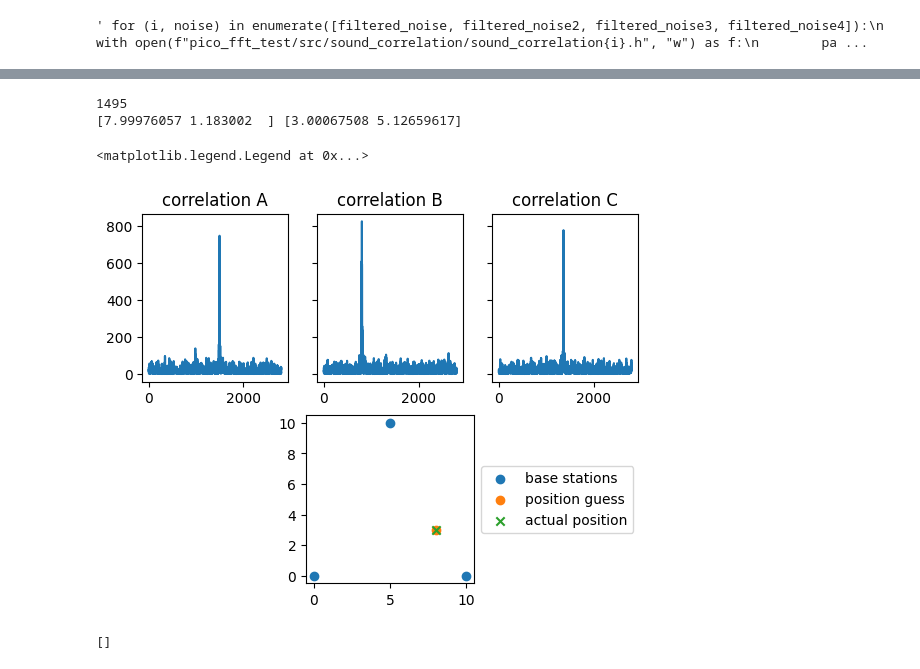
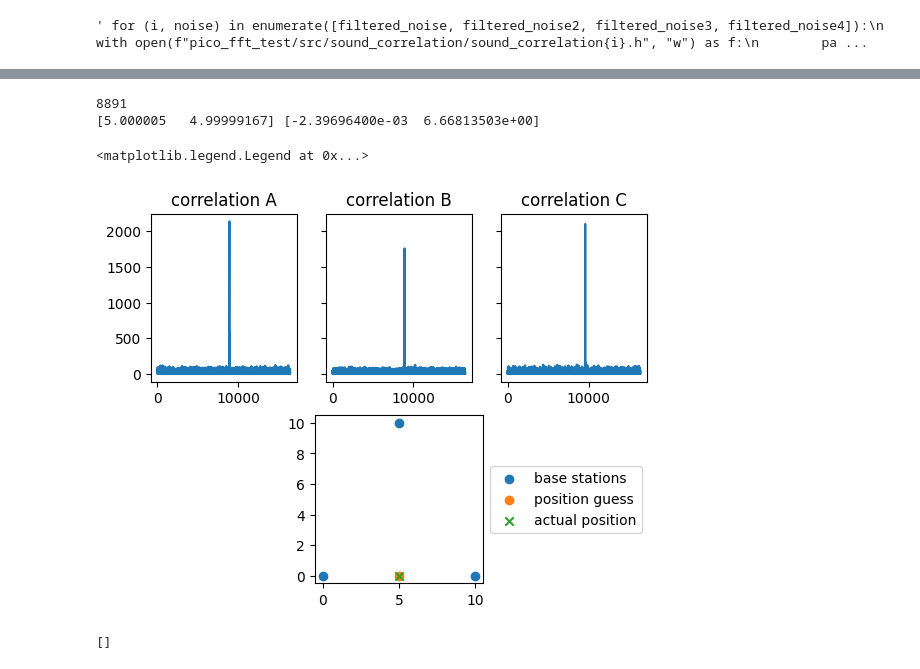
Before and after one commit to autocart-capstone/autocart, a Jupyter notebook: SourceCodes/sound_localization/misc/playground.ipynb, the cells around one changed output, grey strips where cells are left out. Cells and saved outputs as stored; diff of their text form; code cells hidden in the pictures.

```diff
--- a/SourceCodes/sound_localization/misc/playground.ipynb
+++ b/SourceCodes/sound_localization/misc/playground.ipynb
@@ -76,14 +77,14 @@ import matplotlib.pyplot as plt
 import scipy as sp
 
 # FIR filter
-filter_order = 10000000
-cutoffs = [15000, 20000]
+filter_order = Nw*2
+cutoffs = [1000, 18000]
 carrier_freq = cutoffs[0] + (cutoffs[1] - cutoffs[0]) / 2
 # cutoffs = [1000, 10000]
 # fir_coeff = sp.signal.firwin(filter_order, cutoffs[0], pass_zero='highpass', window='hann', fs=Fs)
 # sos_filt = sp.signal.cheby2(filter_order, 100, cutoffs[0], btype='highpass', fs=Fs, output='sos')
 fir_coeff = sp.signal.firwin(
-    filter_order, cutoffs, pass_zero="bandpass", window="hann", fs=Fs
+    filter_order-1, cutoffs, pass_zero="bandpass", window="hann", fs=Fs
 )
 # sp.signal.freqz(fir_coeff, plot=lambda w, h: plt.plot(w*Fs/np.pi/2, 10 * np.log10(np.abs(h))))
 # plt.show()
@@ -100,7 +101,7 @@ def make_noise(seed):
     # plot filter
 
     # Applying the FIR filter to the white noise
-    filtered_noise = sp.signal.convolve(white_noise, fir_coeff, mode="same")
+    filtered_noise = sp.signal.convolve(white_noise, fir_coeff, mode="valid")
     # filtered_noise = sp.signal.sosfilt(sos_filt, white_noise)
 
     # plot noise
@@ -126,7 +127,7 @@ def make_noise2(seed):
 
     # Applying the FIR filter to the white noise
     #filtered_noise = white_noise
-    filtered_noise = sp.signal.convolve(white_noise, fir_coeff, mode="same")
+    filtered_noise = sp.signal.convolve(white_noise, fir_coeff, mode="valid")
 
     # filtered_noise = sp.signal.sosfilt(sos_filt, white_noise)
 
@@ -141,13 +142,14 @@ def make_noise2(seed):
 
 plt.figure()
 plt.subplot(221)
-filtered_noise1 = make_noise2(564)
+filtered_noise1 = make_noise2(4)
 plt.subplot(222)
-filtered_noise2 = make_noise2(661)
+filtered_noise2 = make_noise2(9)
 plt.subplot(223)
-filtered_noise3 = make_noise2(711)
+filtered_noise3 = make_noise2(100)
 plt.subplot(224)
-filtered_noise4 = make_noise2(932)
+filtered_noise4 = make_noise2(1231)
+assert len(filtered_noise1) == Nw
 pow1 = np.sqrt(np.sum(np.power(filtered_noise1, 2)) / len(filtered_noise1))
 pow2 = np.sqrt(np.sum(np.power(filtered_noise2, 2)) / len(filtered_noise2))
 pow3 = np.sqrt(np.sum(np.power(filtered_noise3, 2)) / len(filtered_noise3))
@@ -326,17 +326,20 @@ A = np.array([0, 0])
 B = np.array([10, 0])
 C = np.array([5, 10])
 
-actual_position = np.array([8, 3])
+actual_position = np.array([5, 0])
 
-delay1 = int(abs(np.linalg.norm(A - actual_position)) * Fs // 343) + 300
-delay2 = int(abs(np.linalg.norm(B - actual_position)) * Fs // 343) + 300
-delay3 = int(abs(np.linalg.norm(C - actual_position)) * Fs // 343) + 300
+delay1 = int(abs(np.linalg.norm(A - actual_position)) * Fs // 343)
+delay2 = int(abs(np.linalg.norm(B - actual_position)) * Fs // 343)
+delay3 = int(abs(np.linalg.norm(C - actual_position)) * Fs // 343)
 
 recording_noise = np.zeros(record_len)
 print(delay1)
-recording_noise[delay1 : delay1 + Nw] += filtered_noise1
-recording_noise[delay2 : delay2 + Nw] += filtered_noise2
-recording_noise[delay3 : delay3 + Nw] += filtered_noise3
+#recording_noise[delay1 : delay1 + Nw] += filtered_noise1
+recording_noise += np.roll(filtered_noise1, delay1)
+#recording_noise[delay2 : delay2 + Nw] += filtered_noise2
+recording_noise += np.roll(filtered_noise2, delay2)
+#recording_noise[delay3 : delay3 + Nw] += filtered_noise3
+recording_noise += np.roll(filtered_noise3, delay3)
 
 
 def fangs_algorithm_TDoA(ta, tb, tc):
@@ -358,6 +361,12 @@ def fangs_algorithm_TDoA(ta, tb, tc):
 
     Rab = cTa - cTb
     Rac = cTa - cTc
+
+    #avoid division by zero, just make em real small
+    if Rab == 0.0:
+        Rab = 1e-5
+    if Rac == 0.0:
+        Rac = 1e-5
 
     # variable names correspond to those in the paper
 
@@ -387,36 +396,36 @@ def fangs_algorithm_TDoA(ta, tb, tc):
         mse = ((rab - Rab) ** 2 + (rac - Rac) ** 2) / 2
         return mse
 
     best_guess = min([guess1, guess2], key=err)
     return best_guess
 
 
 plt.figure()
 ax1 = plt.subplot(231)
 found_delay1, max1, avg1 = correlate_and_find_delay(recording_noise, filtered_noise1, "A")
 plt.subplot(232, sharey=ax1)
 found_delay2, max2, avg2 = correlate_and_find_delay(recording_noise, filtered_noise2, "B")
 plt.tick_params('y', labelleft=False)
 plt.subplot(233, sharey=ax1)
 found_delay3, max3, avg3 = correlate_and_find_delay(recording_noise, filtered_noise3, "C")
 plt.tick_params('y', labelleft=False)
 
 ta = found_delay1 / Fs
 tb = found_delay2 / Fs
 tc = found_delay3 / Fs
 
 guessed_position = fangs_algorithm_TDoA(ta, tb, tc)
 plt.subplot(212)
 plt.scatter([A[0], B[0], C[0]], [A[1], B[1], C[1]], label="base stations", marker="o")
 plt.scatter(guessed_position[0], guessed_position[1], label="position guess")
 plt.scatter(actual_position[0], actual_position[1], label="actual position", marker="x")
 plt.gca().set_aspect("equal")
 plt.legend(loc="center left", bbox_to_anchor=(1.0, 0.5))
 # %% [output]
-1495
-[7.99976057 1.183002  ] [3.00067508 5.12659617]
+8891
+[5.000005   4.99999167] [-2.39696400e-03  6.66813503e+00]
 <matplotlib.legend.Legend at 0x...>
-[figure, old version]
+[figure, new version]
 # %%
 import matplotlib.pyplot as plt
 import numpy as np
```
Also changed, not shown: parts of 6 cells of this notebook, 18 other files.
